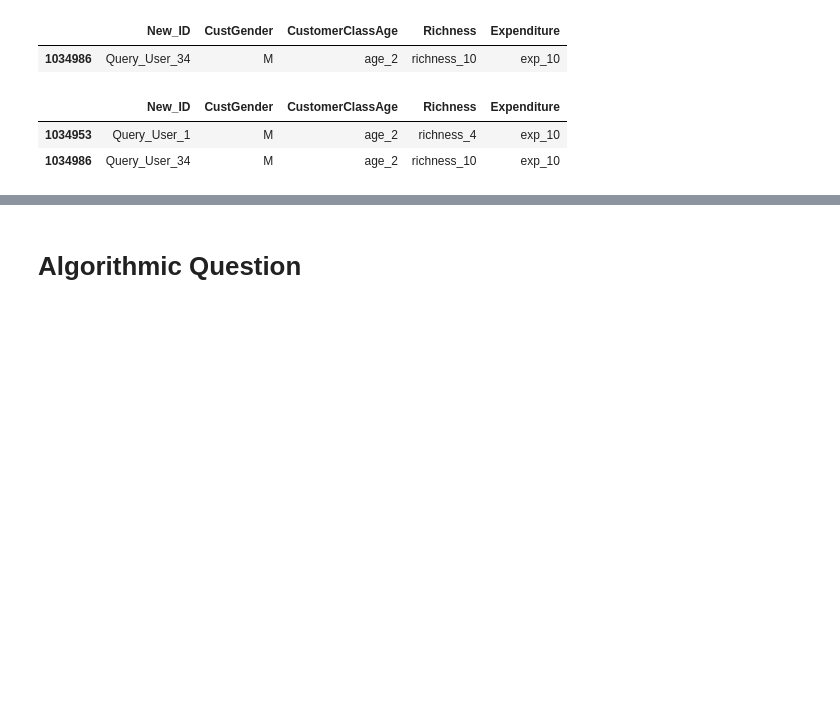
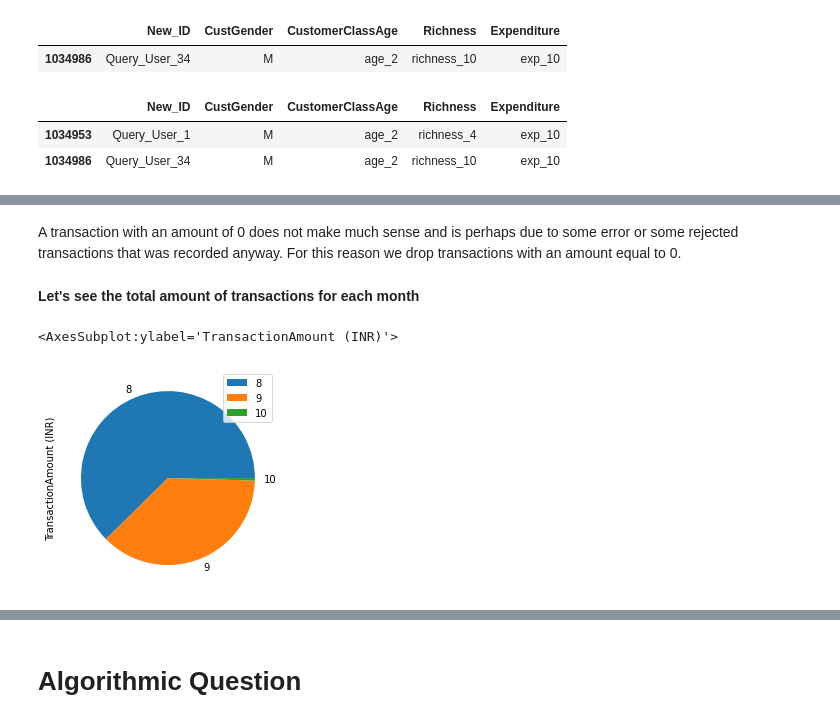
Before and after one commit to Gianlufrez/ADM_HW4, a Jupyter notebook: main.ipynb, the cells around one changed output, grey strips where cells are left out. Drawn from its saved outputs; the diff is of its cells as text; code cells hidden in the pictures; blank space fills up the shorter version.

```diff
--- a/main.ipynb
+++ b/main.ipynb
@@ -1230,0 +1398,11 @@ df[df['New_ID'].isin(similar_to_query('Query_User_34')['Group_3'])]
+# %% [markdown]
+A transaction with an amount of 0 does not make much sense and is perhaps due to some error or some rejected transactions that was recorded anyway. For this reason we drop transactions with an amount equal to 0.
+# %%
+df = df.drop(df[df['TransactionAmount (INR)'] == 0].index,axis = 0)
+# %% [markdown]
+**Let's see the total amount of transactions for each month**
+# %%
+df.groupby(df['TransactionDate'].dt.month).sum().plot(kind='pie', y='TransactionAmount (INR)')
+# %% [output]
+<AxesSubplot:ylabel='TransactionAmount (INR)'>
+[figure, added]
```
Also changed, not shown: parts of 248 cells of this notebook.
